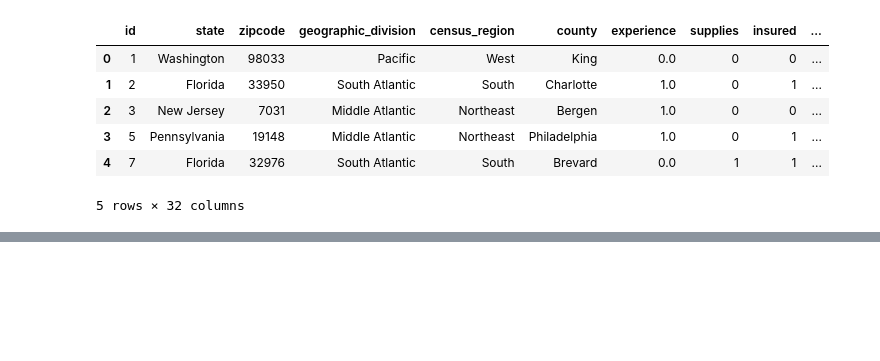
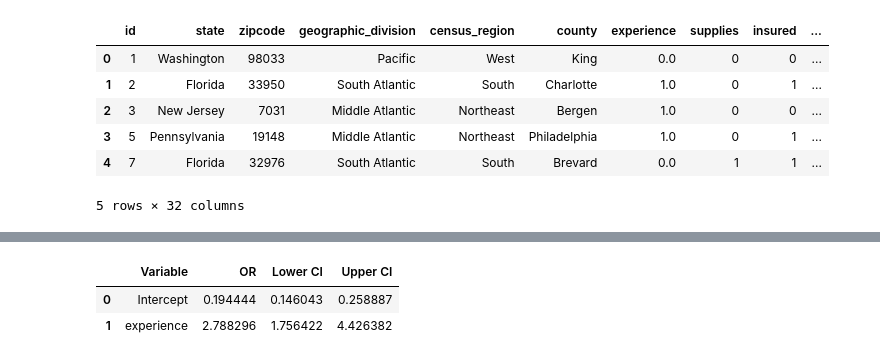
Before and after one commit to phillippmueller/flood_adaptation_behavior, a Jupyter notebook: analysis/experience_n.ipynb, the cells around one changed output, grey strips where cells are left out. Cells and saved outputs as stored; diff of their text form; code cells hidden in the pictures; blank space fills up the shorter version.

```diff
--- a/analysis/experience_n.ipynb
+++ b/analysis/experience_n.ipynb
@@ -147,0 +116,2 @@ Logit Marginal Effects
+# %%
+odds, marg_eff = model('insured ~ experience', data=df)
@@ -147,0 +136,6 @@ Logit Marginal Effects
+# %%
+odds
+# %% [output]
+|  | Variable | OR | Lower CI | Upper CI |
+| 0 | Intercept | 0.194444 | 0.146043 | 0.258887 |
+| 1 | experience | 2.788296 | 1.756422 | 4.426382 |
```
Also changed, not shown: parts of 36 cells of this notebook.
